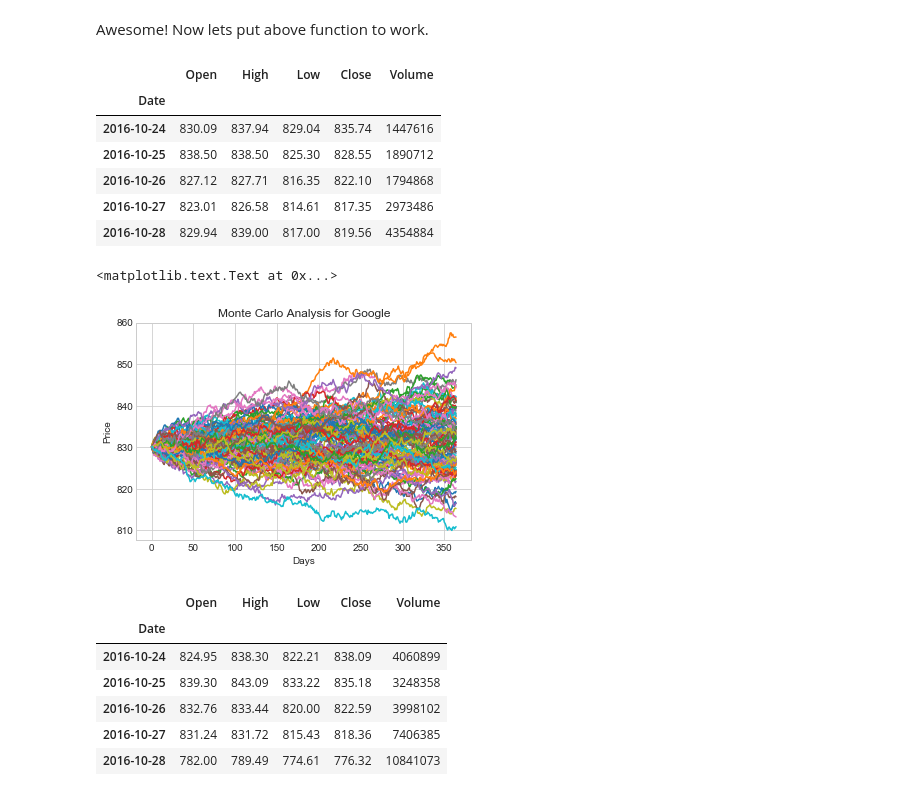
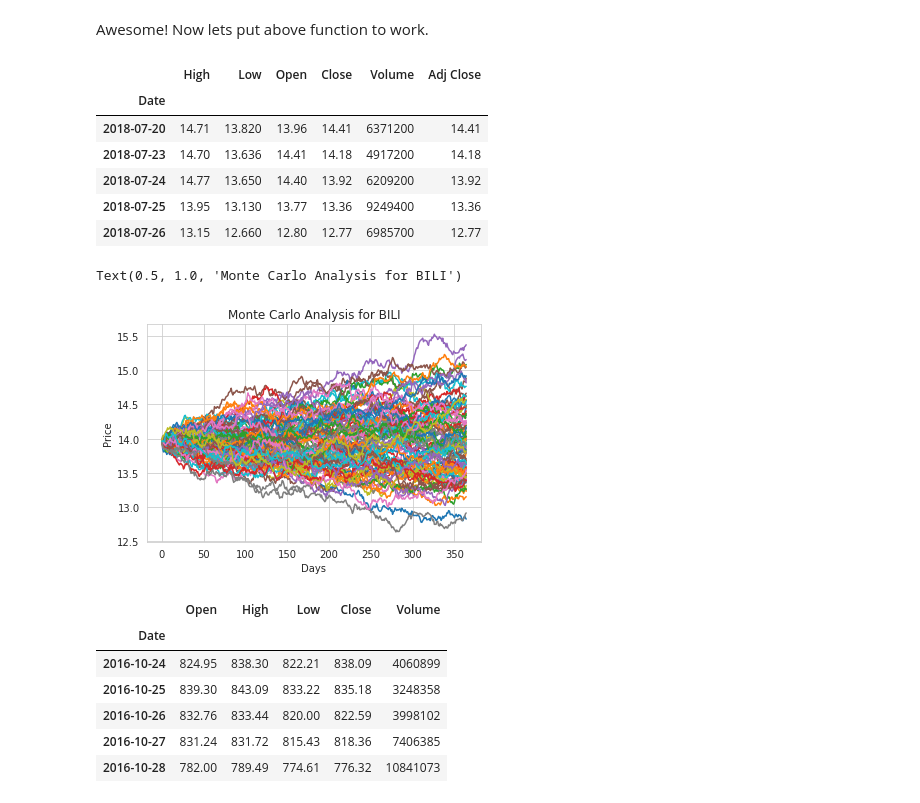
Before and after one commit to tzhongyan/SAnalysis_test, a Jupyter notebook: source_ipynb/Project-Stock Market Analysis and Prediction.ipynb, the cells around one changed output. Drawn from its saved outputs; the diff is of its cells as text; code cells hidden in the pictures.

```diff
--- a/source_ipynb/Project-Stock Market Analysis and Prediction.ipynb
+++ b/source_ipynb/Project-Stock Market Analysis and Prediction.ipynb
@@ -45,7 +45,7 @@ from __future__ import division
 In this section I'll go over how to handle requesting stock information with pandas, and how to analyze basic attributes of a stock.
 # %%
 # List of Tech_stocks for analytics
-tech_list = ['AAPL','GOOGL','MSFT','AMZN']
+tech_list = ['BILI','AAPL','GOOGL','MSFT','AMZN']
 
 # set up Start and End time for data grab
 end = datetime.now()
@@ -55,7 +55,7 @@ start = datetime(end.year-1,end.month,end.day)
 # Set DataFrame as the Stock Ticker
 
 for stock in tech_list:
-    globals()[stock] = DataReader(stock,'google',start,end)
+    globals()[stock] = DataReader(stock,'yahoo',start,end)
 # %% [markdown]
 Quick note: Using globals() is a sloppy way of setting the DataFrame names, but its simple
 
@@ -174,7 +197,7 @@ Now what if we wanted to analyze the returns of all the stocks in our list? For
 # %%
 # Grab all the closing prices for the tech stock list into one DataFrame
 
-closingprice_df = DataReader(tech_list, 'google', start, end)['Close']
+closingprice_df = DataReader(tech_list, 'yahoo', start, end)['Close']
 # %%
 closingprice_df.head(10)
 # %% [output]
@@ -430,10 +457,10 @@ days = 365
 dt = 1/days
 
 # Now let's grab our mu (drift) from the expected return data we got for GOOGL
-mu = rets.mean()['GOOGL']
+mu = rets.mean()['BILI']
 
 # Now let's grab the volatility of the stock from the std() of the average return for GOOGL
-sigma = rets.std()['GOOGL']
+sigma = rets.std()['BILI']
 # %% [markdown]
 Next, we will create a function that takes in the starting price and number of days, and uses the sigma and mu we already calculated form our daily returns.
 # %%
@@ -463,27 +490,27 @@ def stock_monte_carlo(start_price,days,mu,sigma):
 Awesome! Now lets put above function to work.
 # %%
 # For Google Stock - GOOGL
-GOOGL.head()
+BILI.head()
 # %% [output]
-|  | Open | High | Low | Close | Volume |
-| Date |  |  |  |  |  |
-| 2016-10-24 | 830.09 | 837.94 | 829.04 | 835.74 | 1447616 |
-| 2016-10-25 | 838.50 | 838.50 | 825.30 | 828.55 | 1890712 |
-| 2016-10-26 | 827.12 | 827.71 | 816.35 | 822.10 | 1794868 |
-| 2016-10-27 | 823.01 | 826.58 | 814.61 | 817.35 | 2973486 |
-| 2016-10-28 | 829.94 | 839.00 | 817.00 | 819.56 | 4354884 |
+|  | High | Low | Open | Close | Volume | Adj Close |
+| Date |  |  |  |  |  |  |
+| 2018-07-20 | 14.71 | 13.820 | 13.96 | 14.41 | 6371200 | 14.41 |
+| 2018-07-23 | 14.70 | 13.636 | 14.41 | 14.18 | 4917200 | 14.18 |
+| 2018-07-24 | 14.77 | 13.650 | 14.40 | 13.92 | 6209200 | 13.92 |
+| 2018-07-25 | 13.95 | 13.130 | 13.77 | 13.36 | 9249400 | 13.36 |
+| 2018-07-26 | 13.15 | 12.660 | 12.80 | 12.77 | 6985700 | 12.77 |
 # %%
-start_price = 830.09
+start_price = 13.96
 
 for run in range(100):
     plt.plot(stock_monte_carlo(start_price, days, mu, sigma))
 
 plt.xlabel("Days")
 plt.ylabel("Price")
-plt.title('Monte Carlo Analysis for Google')
+plt.title('Monte Carlo Analysis for BILI')
 # %% [output]
-<matplotlib.text.Text at 0x...>
+Text(0.5, 1.0, 'Monte Carlo Analysis for BILI')
-[figure, old version]
+[figure, new version]
 # %%
 # For Amazon Stock - AMZN
 AMZN.head()
```
Also changed, not shown: parts of 24 cells of this notebook, 6 other files.
